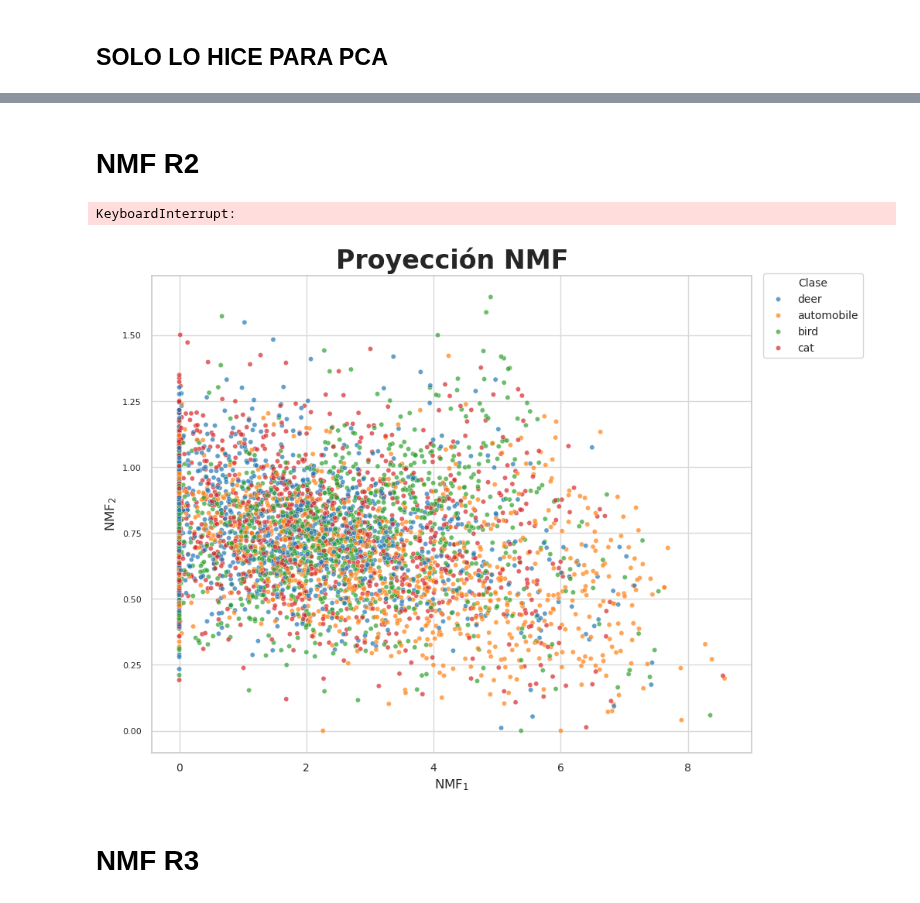
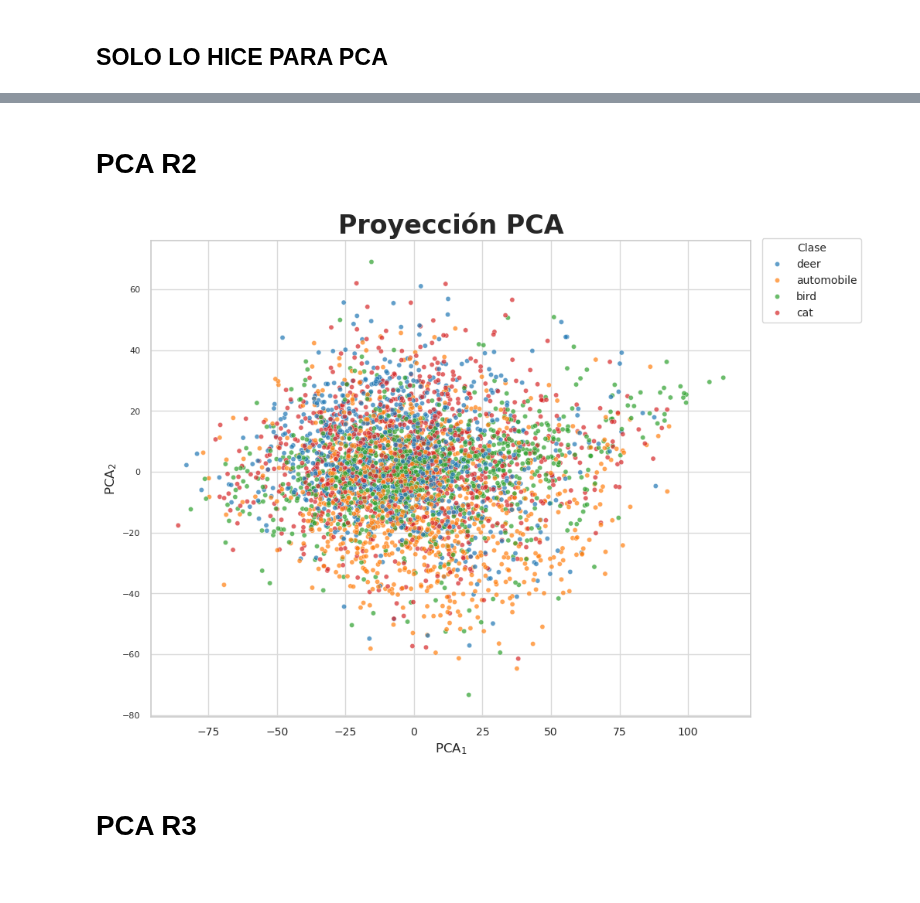
Before and after one commit to heritaco/Data-Mining, a Jupyter notebook: 07-Reduccion-de-Dimensionalidad/02-Comparacion-de-Metodos/notebooks/04-MDS.ipynb, the cells around one changed output, grey strips where cells are left out. Drawn from its saved outputs; the diff is of its cells as text; code cells hidden in the pictures.

```diff
--- a/07-Reduccion-de-Dimensionalidad/02-Comparacion-de-Metodos/notebooks/04-MDS.ipynb
+++ b/07-Reduccion-de-Dimensionalidad/02-Comparacion-de-Metodos/notebooks/04-MDS.ipynb
@@ -31,42 +31,41 @@ sns.set_theme(style="whitegrid", context="notebook", palette="tab10", rc=rc_para
 from scripts.cargar_datos_cifar import *
 # %%
 cifar100_path = Path("../datos/cifar-10-batches-py")
-resultados_path = Path("../resultados/04-MDS")
+resultados_path = Path("../resultados/PCA")
 # %%
 clases = ['bird', 'automobile', 'cat', 'deer']
 # %%
 X, y, fine_label_names, data_dict, meta_dict = clases_cifar(cifar100_path, clases)
 # %% [markdown]
-# **NMF R2**
+# **PCA R2**
 # %%
-# Pipeline: escalado + NMF
+# Pipeline: escalado + PCA
 pipeline_2 = Pipeline([
-    ('mds', MDS(n_components=2))
+    ('scaler', StandardScaler()),
+    ('pca', PCA(n_components=2))
 ])
 # %%
-# Ajustar NMF y transformar
-X_mds_2= pipeline_2.fit_transform(X)
+# Ajustar PCA y transformar
+X_pca_2= pipeline_2.fit_transform(X)
-# %% [output]
-KeyboardInterrupt:
 # %%
 # Guardar los resultados en un DataFrame
-df_mds_2 = pd.DataFrame({
-    'x_1': X_mds_2[:, 0],
-    'x_2': X_mds_2[:, 1],
+df_pca_2 = pd.DataFrame({
+    'x_1': X_pca_2[:, 0],
+    'x_2': X_pca_2[:, 1],
     'Clase': [fine_label_names[i] for i in y]
 })
 # %%
 # Hacer un gráfico de dispersión
 plt.figure()
-sns.scatterplot(data=df_mds_2, x='x_1', y='x_2', hue='Clase', alpha=0.7, s=20)
-plt.title("Proyección MDS")
-plt.xlabel(r'$\text{MDS}_1$')
-plt.ylabel(r'$\text{MDS}_2$')
+sns.scatterplot(data=df_pca_2, x='x_1', y='x_2', hue='Clase', alpha=0.7, s=20)
+plt.title("Proyección PCA")
+plt.xlabel(r'$\text{PCA}_1$')
+plt.ylabel(r'$\text{PCA}_2$')
 plt.legend(title='Clase', bbox_to_anchor=(1.01, 1.015), loc='upper left')
-plt.savefig(resultados_path / 'MDS-R2.svg', bbox_inches='tight')
+plt.savefig(resultados_path / 'PCA_2D.svg', bbox_inches='tight')
 plt.show()
 # %% [output]
-[figure, old version]
+[figure, new version]
 # %% [markdown]
-# **NMF R3**
+# **PCA R3**
 # %%
```
Also changed, not shown: parts of 8 cells of this notebook, 5 other files.
